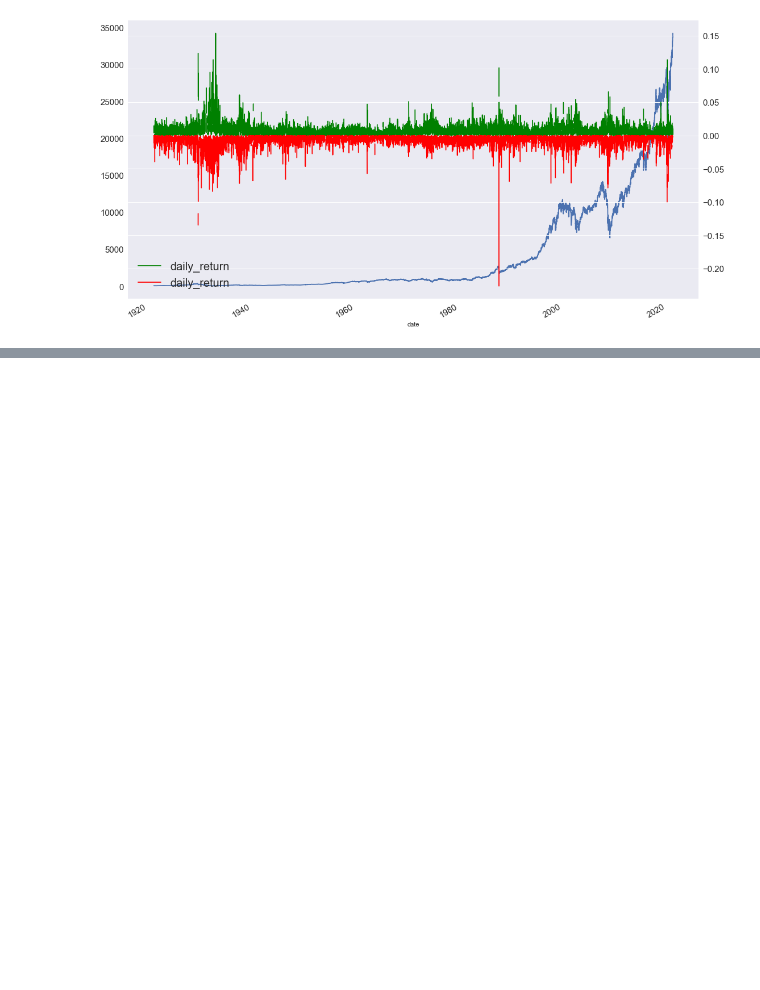
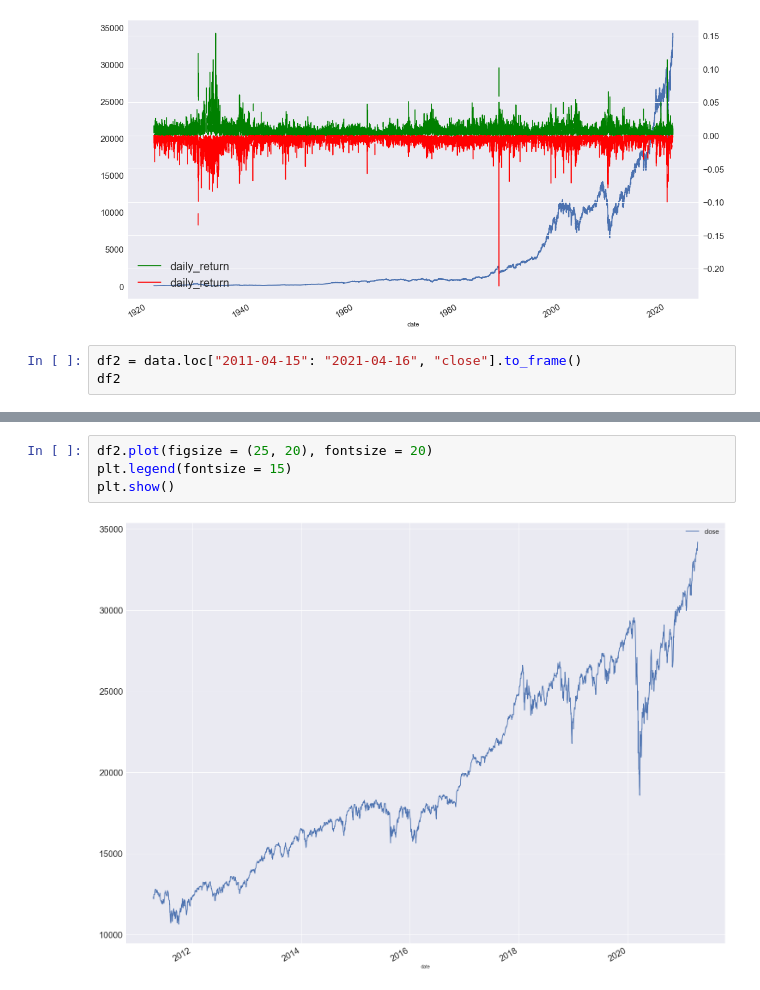
Before and after one commit to alebel94/dji_analysis, a Jupyter notebook: dji_analysis.ipynb, the cells around one changed output, grey strips where cells are left out. Drawn from its saved outputs; the diff is of its cells as text; blank space fills up the shorter version.

```diff
--- a/dji_analysis.ipynb
+++ b/dji_analysis.ipynb
@@ -252,3 +252,6 @@ plt.legend(fontsize = 20)
 plt.show()
 # %% [output]
 [figure]
+# %%
+df2 = data.loc["2011-04-15": "2021-04-16", "close"].to_frame()
+df2
@@ -254,0 +285,6 @@ plt.show()
+# %%
+df2.plot(figsize = (25, 20), fontsize = 20)
+plt.legend(fontsize = 15)
+plt.show()
+# %% [output]
+[figure, added]
```
Also changed, not shown: parts of 11 cells of this notebook.
